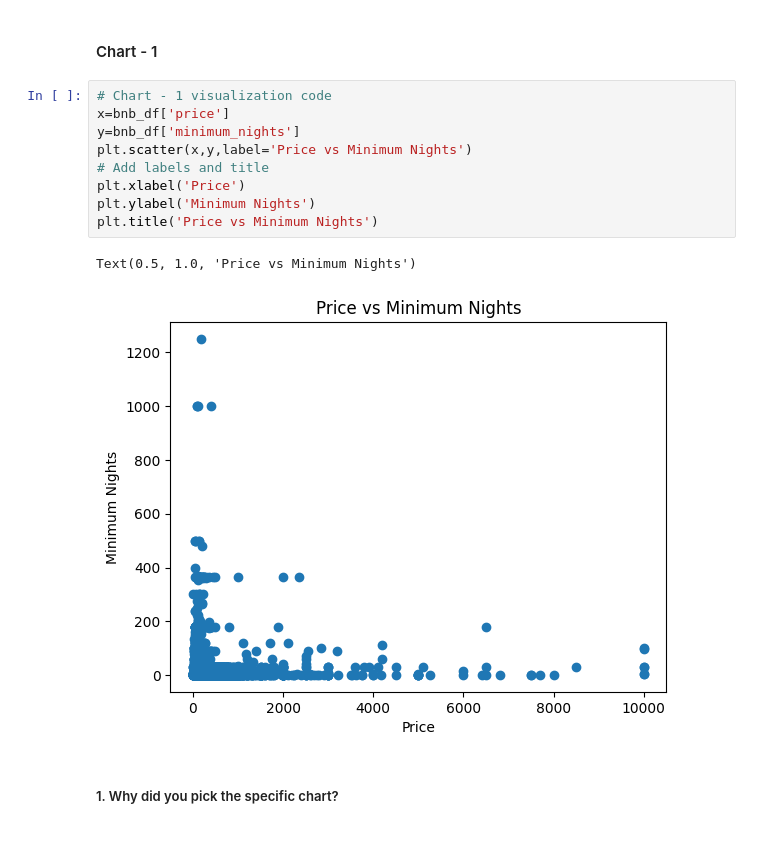
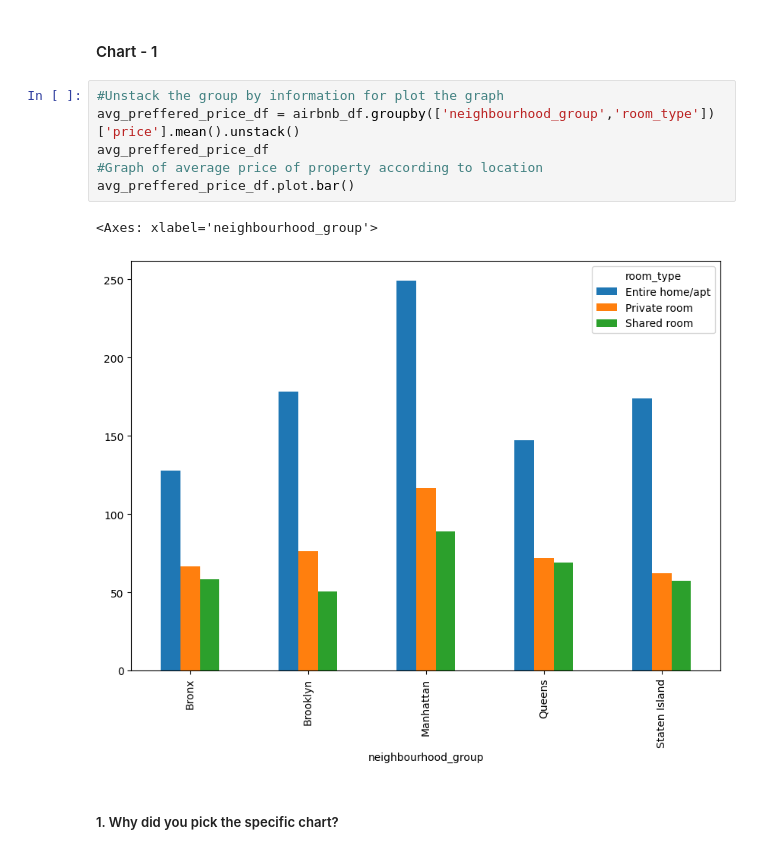
Before and after one commit to rksonu21/Air_BnB, a Jupyter notebook: EDA_Capstone_Sonu_Rajan.ipynb, the cells around one changed output. Saved outputs shown, nothing was run; the diff lists cells and outputs as text.

Commit message:
Included Charts

```diff
--- a/EDA_Capstone_Sonu_Rajan.ipynb
+++ b/EDA_Capstone_Sonu_Rajan.ipynb
@@ -294,18 +294,15 @@ Answer Here.
 ## ***4. Data Vizualization, Storytelling & Experimenting with charts : Understand the relationships between variables***
 # %% [markdown]
 #### Chart - 1
-# %%
-# Chart - 1 visualization code
-x=bnb_df['price']
-y=bnb_df['minimum_nights']
-plt.scatter(x,y,label='Price vs Minimum Nights')
-# Add labels and title
-plt.xlabel('Price')
-plt.ylabel('Minimum Nights')
-plt.title('Price vs Minimum Nights')
-# %% [output]
-Text(0.5, 1.0, 'Price vs Minimum Nights')
-[figure, removed]
+# %%
+#Unstack the group by information for plot the graph
+avg_preffered_price_df = airbnb_df.groupby(['neighbourhood_group','room_type'])['price'].mean().unstack()
+avg_preffered_price_df
+#Graph of average price of property according to location
+avg_preffered_price_df.plot.bar()
+# %% [output]
+<Axes: xlabel='neighbourhood_group'>
+[figure, added]
 # %% [markdown]
 ##### 1. Why did you pick the specific chart?
 # %% [markdown]
```
Also changed, not shown: parts of 21 cells of this notebook.
